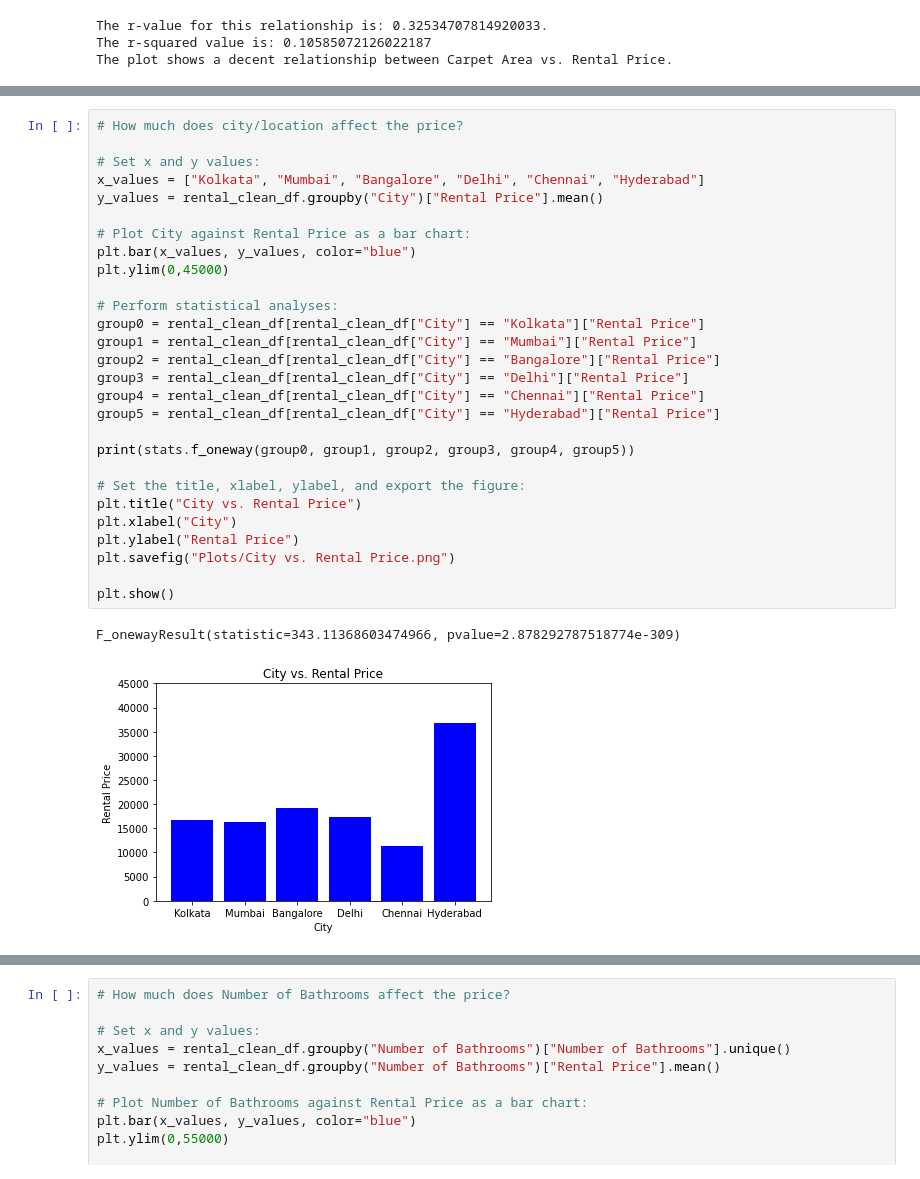
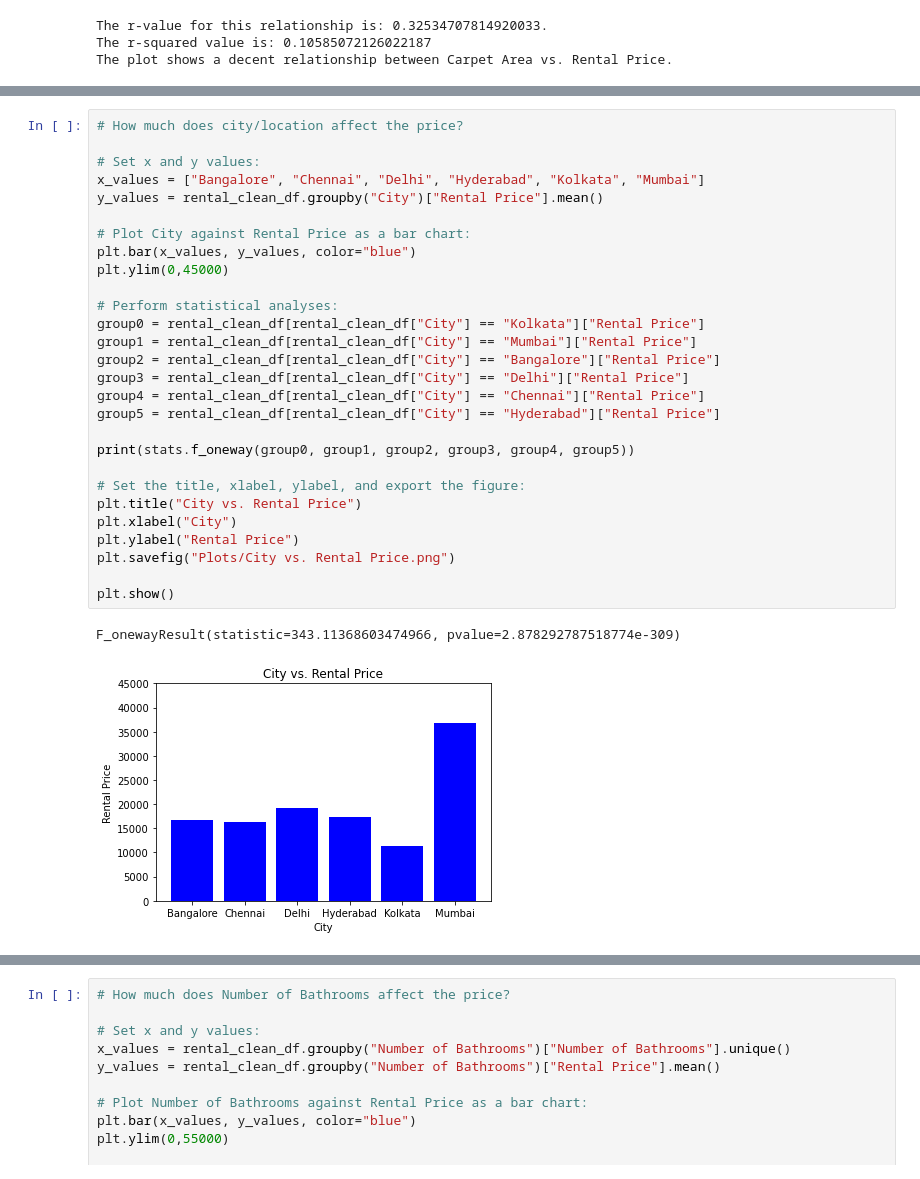
Before and after one commit to FrankMS3/Project-one, a Jupyter notebook: house_rental - Analysis.ipynb, the cells around one changed output, grey strips where cells are left out. Drawn from its saved outputs; the diff is of its cells as text.

Commit message:
Fixed x-axes on some figures

```diff
--- a/house_rental - Analysis.ipynb
+++ b/house_rental - Analysis.ipynb
@@ -122,34 +125,34 @@ Ttest_indResult(statistic=-21.191255077849547, pvalue=8.470261686647244e-95)
 # %%
 # How much does city/location affect the price?
 
 # Set x and y values:
-x_values = ["Kolkata", "Mumbai", "Bangalore", "Delhi", "Chennai", "Hyderabad"]
+x_values = ["Bangalore", "Chennai", "Delhi", "Hyderabad", "Kolkata", "Mumbai"]
 y_values = rental_clean_df.groupby("City")["Rental Price"].mean()
 
 # Plot City against Rental Price as a bar chart:
 plt.bar(x_values, y_values, color="blue")
 plt.ylim(0,45000)
 
 # Perform statistical analyses:
 group0 = rental_clean_df[rental_clean_df["City"] == "Kolkata"]["Rental Price"]
 group1 = rental_clean_df[rental_clean_df["City"] == "Mumbai"]["Rental Price"]
 group2 = rental_clean_df[rental_clean_df["City"] == "Bangalore"]["Rental Price"]
 group3 = rental_clean_df[rental_clean_df["City"] == "Delhi"]["Rental Price"]
 group4 = rental_clean_df[rental_clean_df["City"] == "Chennai"]["Rental Price"]
 group5 = rental_clean_df[rental_clean_df["City"] == "Hyderabad"]["Rental Price"]
 
 print(stats.f_oneway(group0, group1, group2, group3, group4, group5))
 
 # Set the title, xlabel, ylabel, and export the figure:
 plt.title("City vs. Rental Price")
 plt.xlabel("City")
 plt.ylabel("Rental Price")
 plt.savefig("Plots/City vs. Rental Price.png")
 
 plt.show()
 # %% [output]
 F_onewayResult(statistic=343.11368603474966, pvalue=2.878292787518774e-309)
-[figure, old version]
+[figure, new version]
 # %%
 # How much does Furnishing Status affect the price?
 
```
Also changed, not shown: parts of 3 cells of this notebook, 3 other files.
